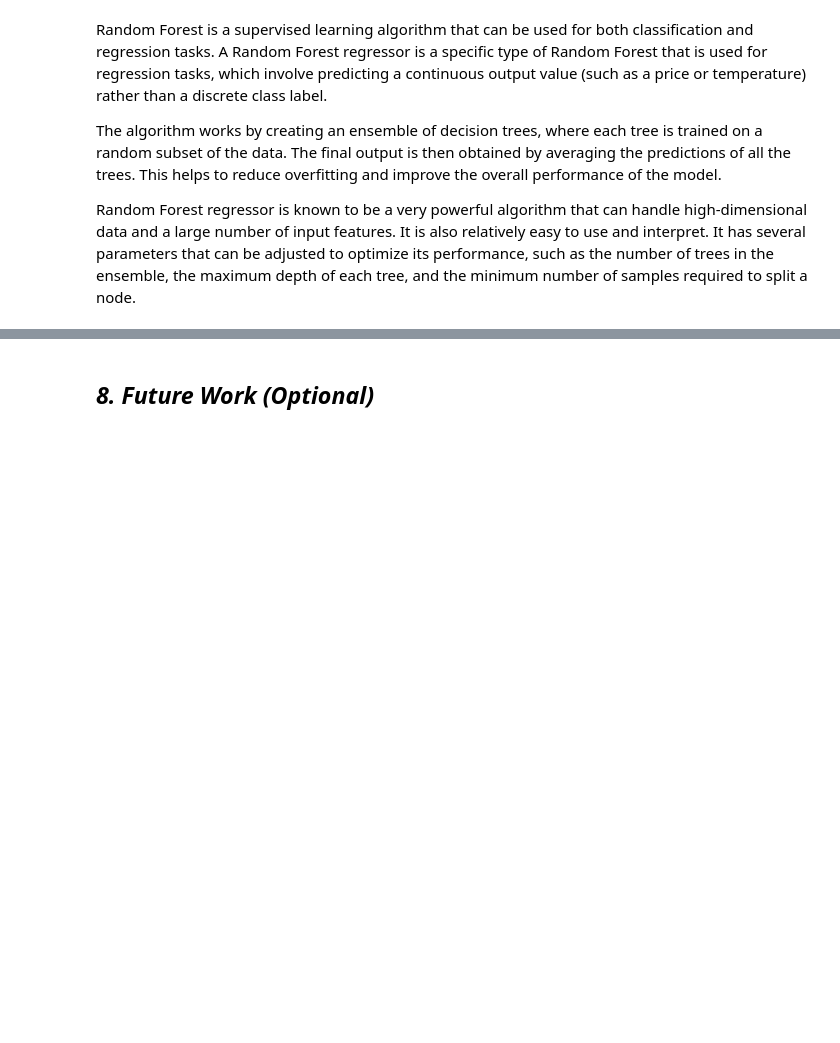
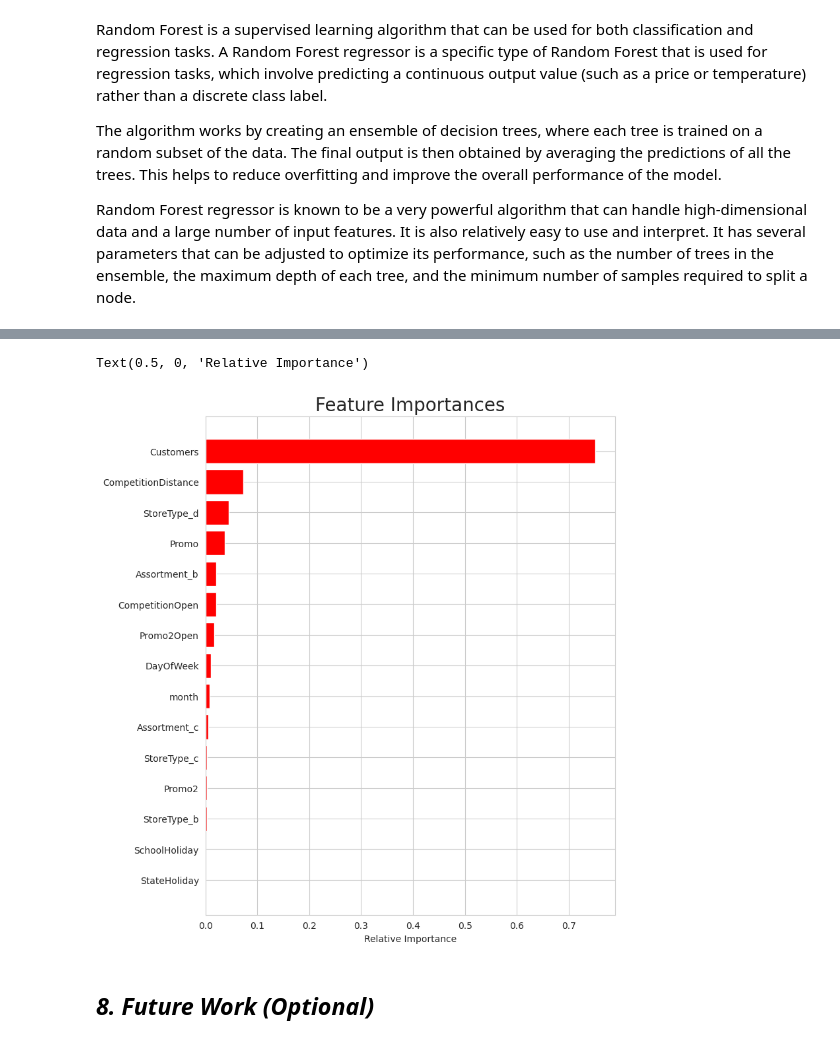
Before and after one commit to Dileepsingh6432/Retail-Sales-Prediction, a Jupyter notebook: Rossman_Retail_Sales_Prediction.ipynb, the cells around one changed output, grey strips where cells are left out. Saved outputs shown, nothing was run; the diff lists cells and outputs as text; code cells hidden in the pictures; blank space fills up the shorter version.

```diff
--- a/Rossman_Retail_Sales_Prediction.ipynb
+++ b/Rossman_Retail_Sales_Prediction.ipynb
@@ -2308,12 +2326,17 @@ df.columns
 # %%
-features = X_train.columns
+features = new_df[[ 'DayOfWeek','Customers', 'Promo','StateHoliday', 'SchoolHoliday', 'CompetitionDistance', 'Promo2', 'month','StoreType_b', 'StoreType_c', 'StoreType_d', 'Assortment_b',
+       'Assortment_c', 'Promo2Open', 'CompetitionOpen']].columns
+
 importances = random_forest_model.feature_importances_
 indices = np.argsort(importances)
 plt.figure(figsize=(8,10))
 plt.title('Feature Importances', fontsize=20)
 plt.barh(range(len(indices)), importances[indices], color='red', align='center')
 plt.yticks(range(len(indices)), features[indices])
 plt.xlabel('Relative Importance')
+# %% [output]
+Text(0.5, 0, 'Relative Importance')
+[figure, added]
 # %% [markdown]
 ## ***8.*** ***Future Work (Optional)***
 # %% [markdown]
```
Also changed, not shown: parts of 3 cells of this notebook.
